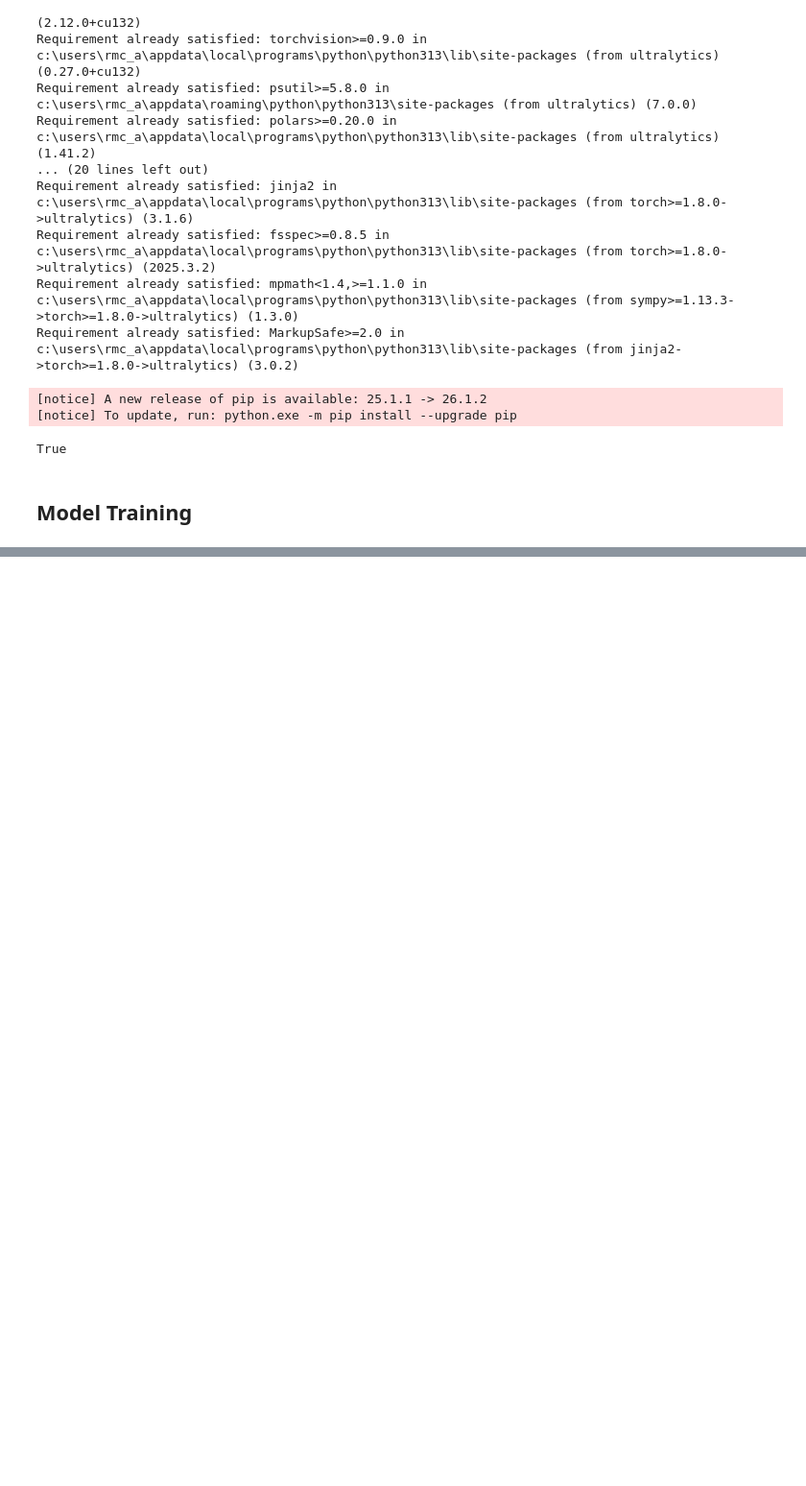
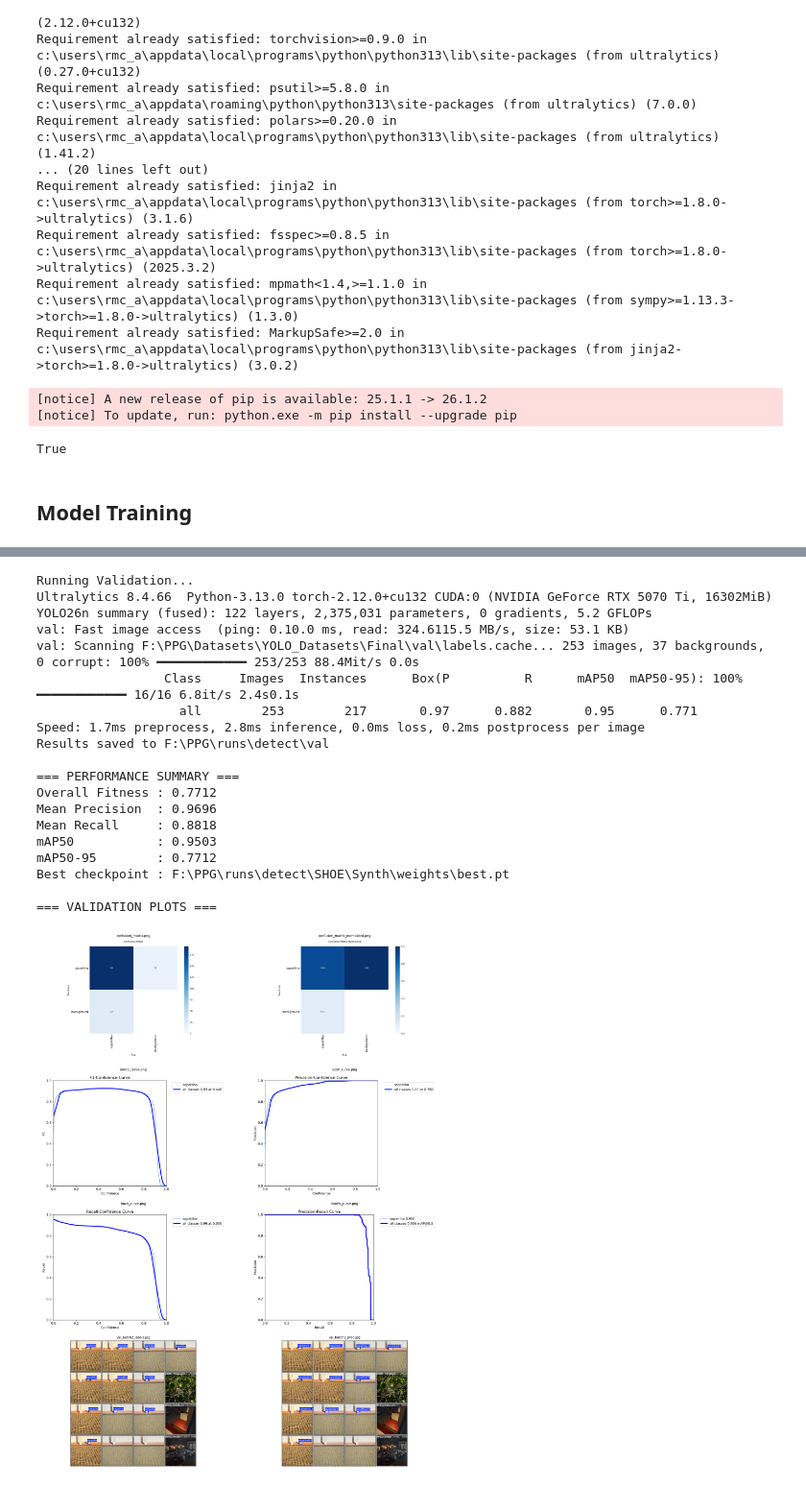
Before and after one commit to R1C4RDO13/PPG, a Jupyter notebook: YOLO.ipynb, the cells around one changed output, grey strips where cells are left out. Shown at 96% size. Saved outputs shown, nothing was run; the diff lists cells and outputs as text; code cells hidden in the pictures; blank space fills up the shorter version.

```diff
--- a/YOLO.ipynb
+++ b/YOLO.ipynb
@@ -150,9 +150,9 @@ def _show_images(paths, ncols=2, figsize_per=(10, 6)):
     display(fig)
     plt.close(fig)
 
-def Validation(model):
+def Validation(model, data, split = 'val'):
     print("\nRunning Validation...")
-    metrics = model.val()
+    metrics = model.val(data = data, split = split)
 
     print("\n=== PERFORMANCE SUMMARY ===")
     print(f"Overall Fitness : {metrics.box.fitness():.4f}")
@@ -160,7 +160,7 @@ def Validation(model):
     print(f"Mean Recall     : {metrics.box.mr:.4f}")
     print(f"mAP50           : {metrics.box.map50:.4f}")
     print(f"mAP50-95        : {metrics.box.map:.4f}")
-    print(f"Best checkpoint : {model.trainer.best}")
+    #print(f"Best checkpoint : {model.trainer.best}")
 
     val_dir = metrics.save_dir
     image_names = [
@@ -246,0 +202,23 @@ Validation(model_cafe)
+# %%
+Validation(model, data = "./Datasets/YOLO_Datasets/Final/dataset.yaml")
+# %% [output]
+Running Validation...
+Ultralytics 8.4.66  Python-3.13.0 torch-2.12.0+cu132 CUDA:0 (NVIDIA GeForce RTX 5070 Ti, 16302MiB)
+YOLO26n summary (fused): 122 layers, 2,375,031 parameters, 0 gradients, 5.2 GFLOPs
+val: Fast image access  (ping: 0.10.0 ms, read: 324.6115.5 MB/s, size: 53.1 KB)
+val: Scanning F:\PPG\Datasets\YOLO_Datasets\Final\val\labels.cache... 253 images, 37 backgrounds, 0 corrupt: 100% ━━━━━━━━━━━━ 253/253 88.4Mit/s 0.0s
+                 Class     Images  Instances      Box(P          R      mAP50  mAP50-95): 100% ━━━━━━━━━━━━ 16/16 6.8it/s 2.4s0.1s
+                   all        253        217       0.97      0.882       0.95      0.771
+Speed: 1.7ms preprocess, 2.8ms inference, 0.0ms loss, 0.2ms postprocess per image
+Results saved to F:\PPG\runs\detect\val
+
+=== PERFORMANCE SUMMARY ===
+Overall Fitness : 0.7712
+Mean Precision  : 0.9696
+Mean Recall     : 0.8818
+mAP50           : 0.9503
+mAP50-95        : 0.7712
+Best checkpoint : F:\PPG\runs\detect\SHOE\Synth\weights\best.pt
+
+=== VALIDATION PLOTS ===
+[figure, added]
```
Also changed, not shown: parts of 10 cells of this notebook, 6 other files.
